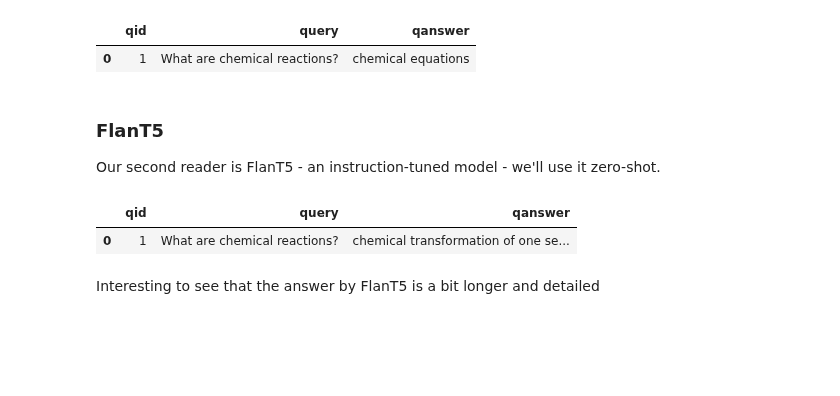
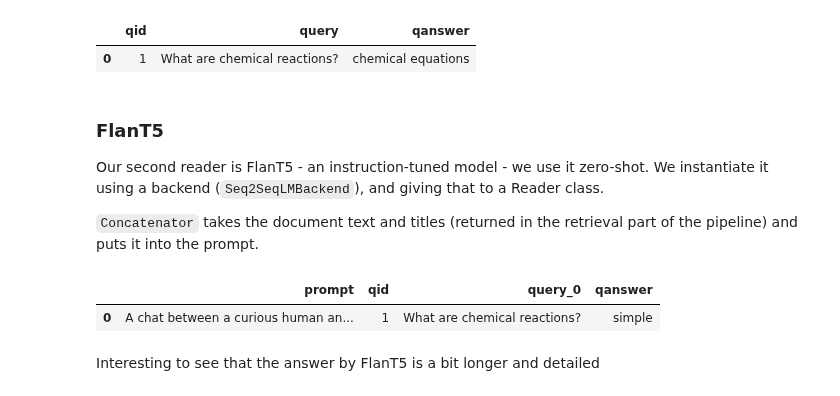
Before and after one commit to terrierteam/pyterrier_rag, a Jupyter notebook: examples/nq/sparse_retrieval_FiD_FlanT5.ipynb, the cells around one changed output. Drawn from its saved outputs; the diff is of its cells as text; code cells hidden in the pictures; blank space fills up the shorter version.

Commit message:
fix flant5

```diff
--- a/examples/nq/sparse_retrieval_FiD_FlanT5.ipynb
+++ b/examples/nq/sparse_retrieval_FiD_FlanT5.ipynb
@@ -139,14 +116,21 @@ monot5_fid.search("What are chemical reactions?")
 # %% [markdown]
 ### FlanT5
 
-Our second reader is FlanT5 - an instruction-tuned model - we'll use it zero-shot.
+Our second reader is FlanT5 - an instruction-tuned model - we use it zero-shot.
+We instantiate it using a backend (`Seq2SeqLMBackend`), and giving that to a Reader class.
+
+`Concatenator` takes the document text and titles (returned in the retrieval part of the pipeline) and puts it into the prompt.
 # %%
-flant5 = pyterrier_rag.readers.Seq2SeqLMReader(model_name_or_path='google/flan-t5-base', model=None)
-monoT5_flant5 =  bm25_ret % 10 >> monoT5 %3 >> flant5
+from pyterrier_rag.backend import Seq2SeqLMBackend
+from pyterrier_rag.prompt import Concatenator
+from pyterrier_rag.readers import Reader
+
+flant5 = Reader(Seq2SeqLMBackend('google/flan-t5-base'))
+monoT5_flant5 =  bm25_ret % 10 >> monoT5 %3 >> Concatenator() >> flant5
 monoT5_flant5.search("What are chemical reactions?")
 # %% [output]
-|  | qid | query | qanswer |
-| 0 | 1 | What are chemical reactions? | chemical transformation of one se... |
+|  | prompt | qid | query_0 | qanswer |
+| 0 | A chat between a curious human an... | 1 | What are chemical reactions? | simple |
 # %% [markdown]
 Interesting to see that the answer by FlanT5 is a bit longer and detailed
 # %% [markdown]
```
Also changed, not shown: parts of 7 cells of this notebook.
